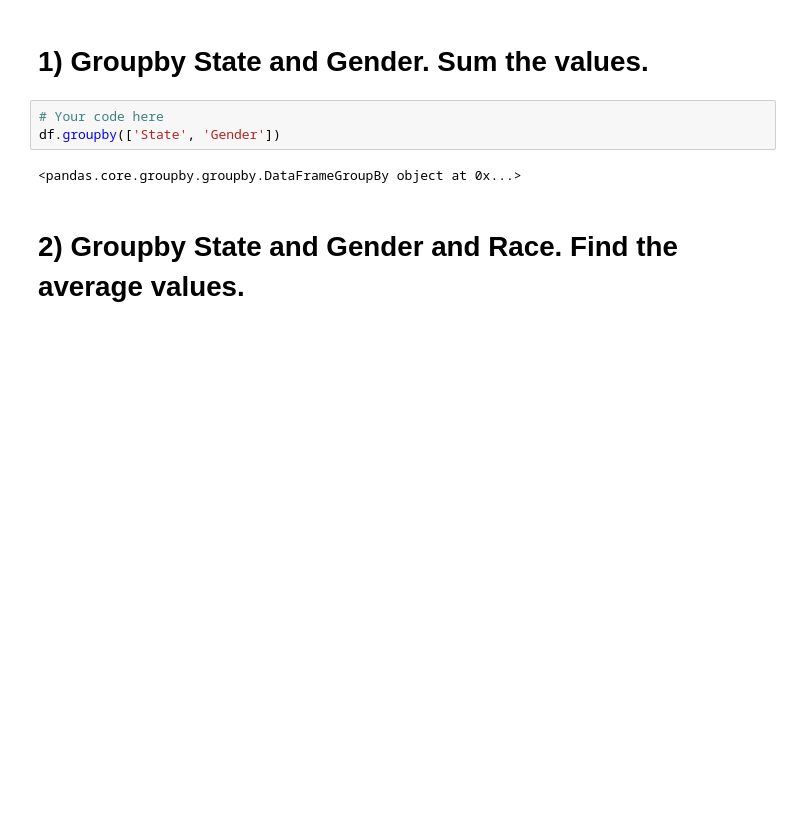
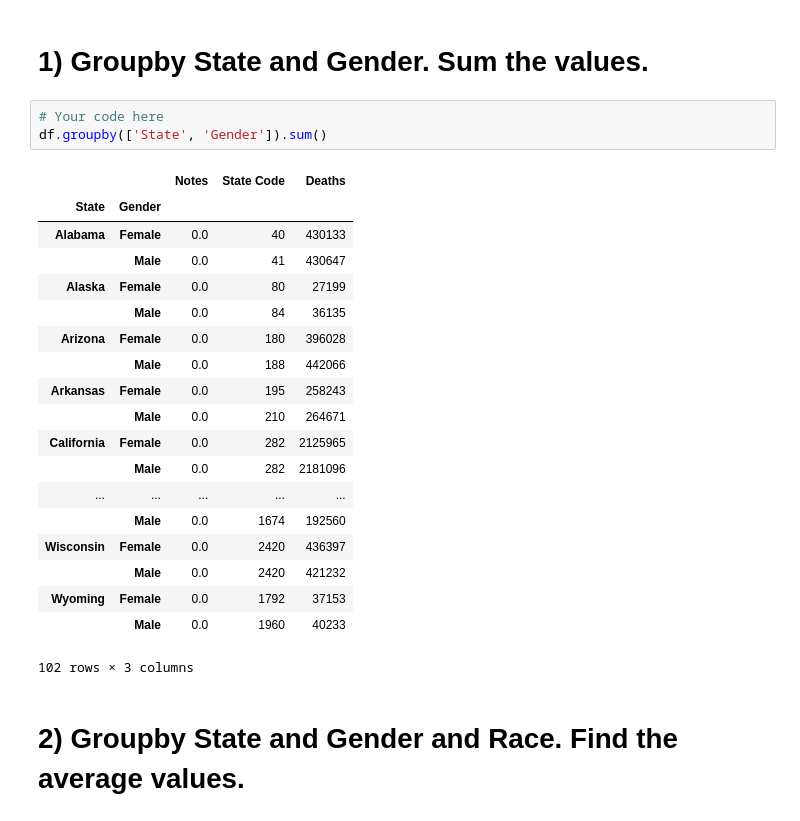
Before and after one commit to jnawjux/dsc-1-04-09-pivot-tables-with-pandas-lab-seattle-ds-career-040119, a Jupyter notebook: index.ipynb, the cells around one changed output. Drawn from its saved outputs; the diff is of its cells as text; blank space fills up the shorter version.

```diff
--- a/index.ipynb
+++ b/index.ipynb
@@ -53,9 +53,27 @@ Complete the following groupby statements.
 # 1) Groupby State and Gender. Sum the values.
 # %%
 # Your code here
-df.groupby(['State', 'Gender'])
+df.groupby(['State', 'Gender']).sum()
 # %% [output]
+|  |  | Notes | State Code | Deaths |
+| State | Gender |  |  |  |
+| Alabama | Female | 0.0 | 40 | 430133 |
+|  | Male | 0.0 | 41 | 430647 |
+| Alaska | Female | 0.0 | 80 | 27199 |
+|  | Male | 0.0 | 84 | 36135 |
+| Arizona | Female | 0.0 | 180 | 396028 |
+|  | Male | 0.0 | 188 | 442066 |
+| Arkansas | Female | 0.0 | 195 | 258243 |
+|  | Male | 0.0 | 210 | 264671 |
+| California | Female | 0.0 | 282 | 2125965 |
+|  | Male | 0.0 | 282 | 2181096 |
+| ... | ... | ... | ... | ... |
+|  | Male | 0.0 | 1674 | 192560 |
+| Wisconsin | Female | 0.0 | 2420 | 436397 |
+|  | Male | 0.0 | 2420 | 421232 |
+| Wyoming | Female | 0.0 | 1792 | 37153 |
+|  | Male | 0.0 | 1960 | 40233 |
-<pandas.core.groupby.groupby.DataFrameGroupBy object at 0x...>
+102 rows × 3 columns
 # %% [markdown]
 # 2) Groupby State and Gender and Race. Find the average values.
 # %%
```
